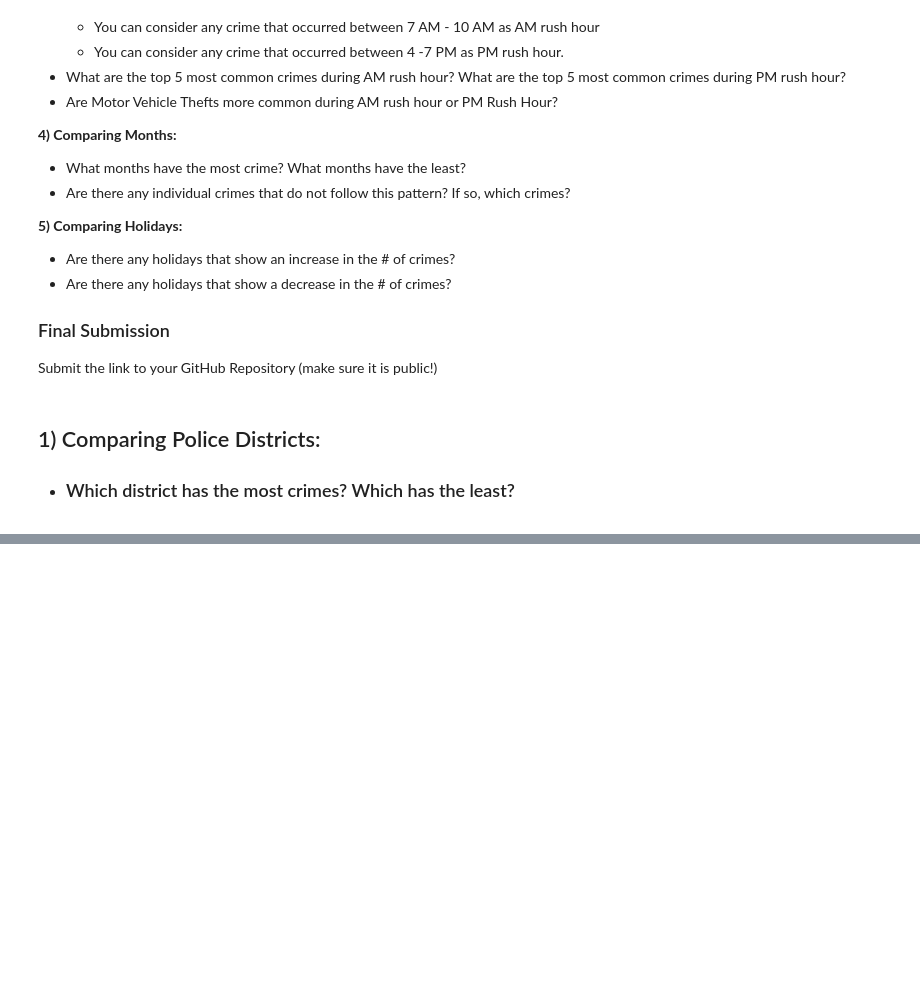
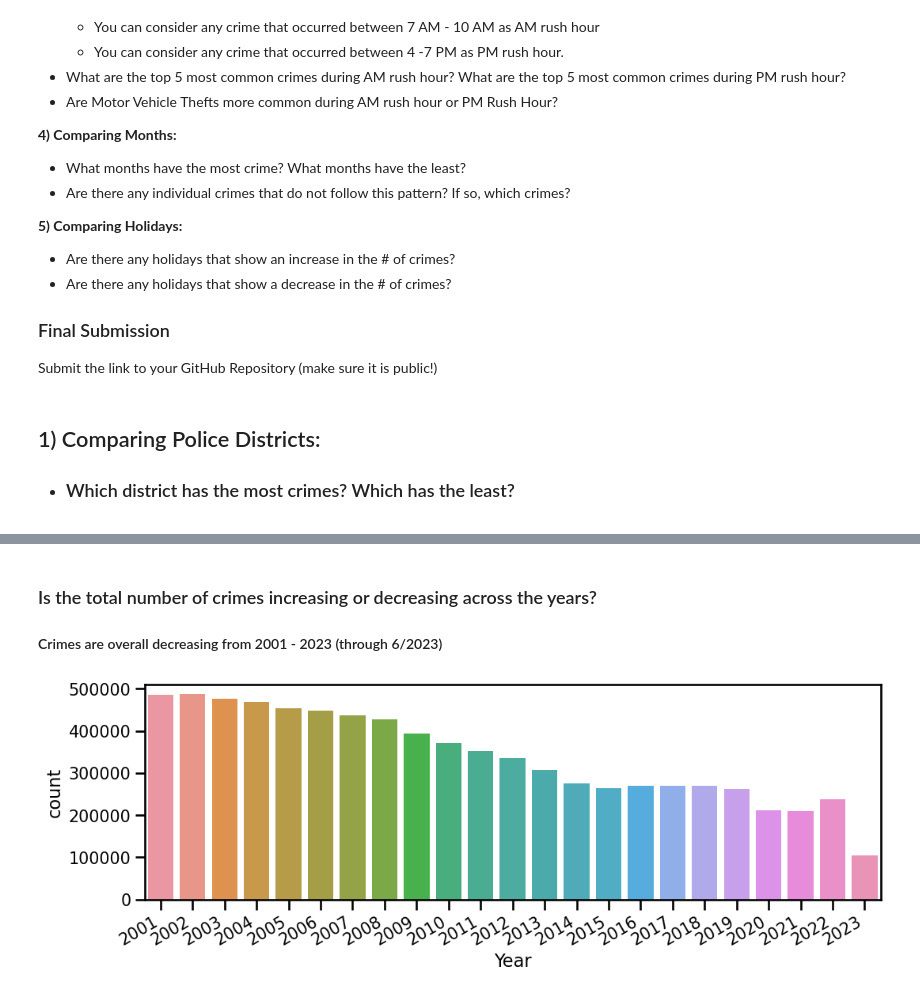
Before and after one commit to iarbietonilsson/Project-4-Chicago-Crime-Data, a Jupyter notebook: Project 4 - Part 1 Chicago Crime Data.ipynb, the cells around one changed output, grey strips where cells are left out. Saved outputs shown, nothing was run; the diff lists cells and outputs as text; code cells hidden in the pictures; blank space fills up the shorter version.

```diff
--- a/Project 4 - Part 1 Chicago Crime Data.ipynb
+++ b/Project 4 - Part 1 Chicago Crime Data.ipynb
@@ -93,0 +255,2 @@ pd.set_option('display.max_columns',50)
+# %%
+df['Total_Incidents']=1
@@ -93,0 +285,4 @@ pd.set_option('display.max_columns',50)
+# %%
+## saving just the date (no time) as a column
+df['Date'] = df.index.date
+df.head(3)
@@ -93,0 +295,14 @@ pd.set_option('display.max_columns',50)
+# %%
+## Engineering Features using components of the date/time
+df['Year']  = df.index.year
+# %% [markdown]
+### Is the total number of crimes increasing or decreasing across the years?
+
+#### Crimes are overall decreasing from 2001 - 2023 (through 6/2023)
+# %%
+## Visualize years
+ax = sns.countplot(data=df, x='Year')
+fig = ax.get_figure()
+fig.autofmt_xdate()
+# %% [output]
+[figure, added]
```
Also changed, not shown: parts of 53 cells of this notebook.
